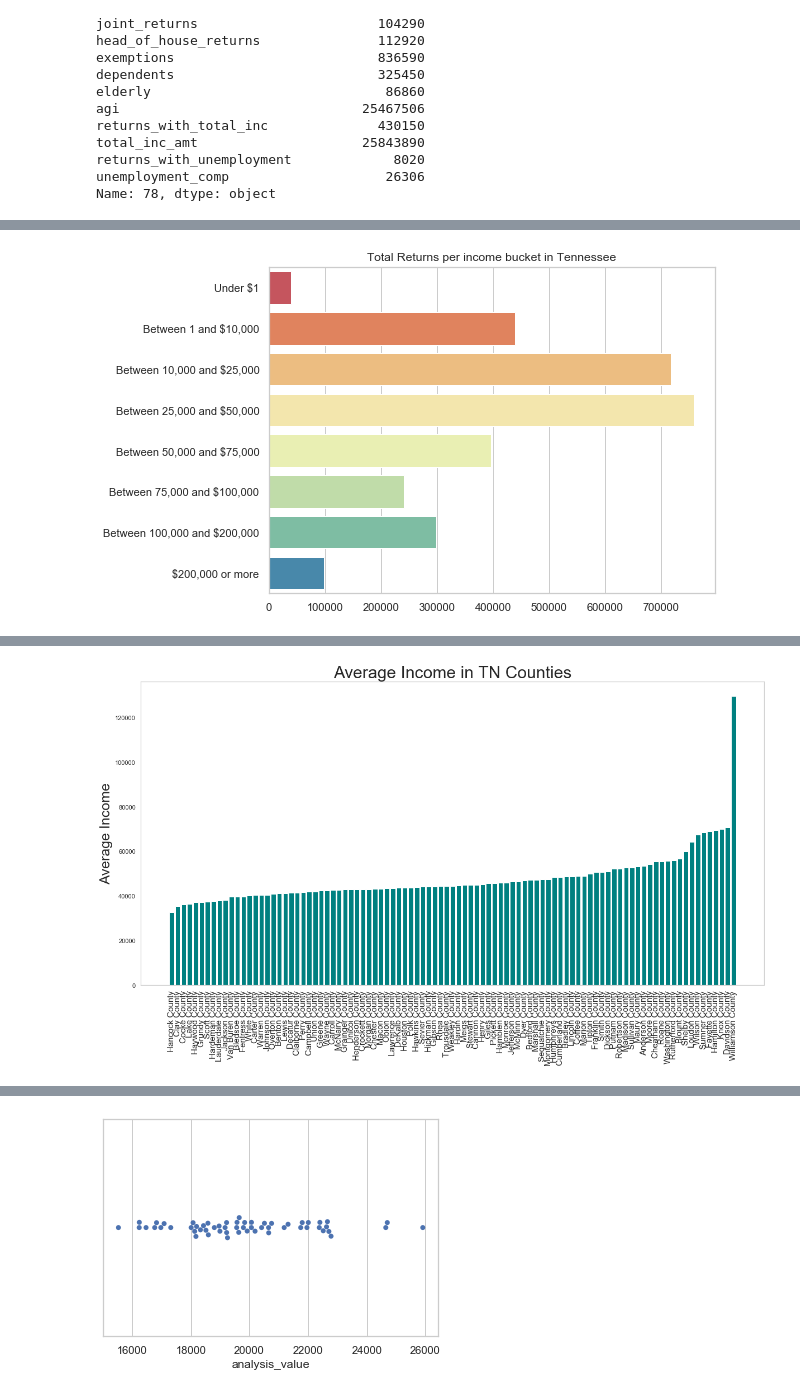
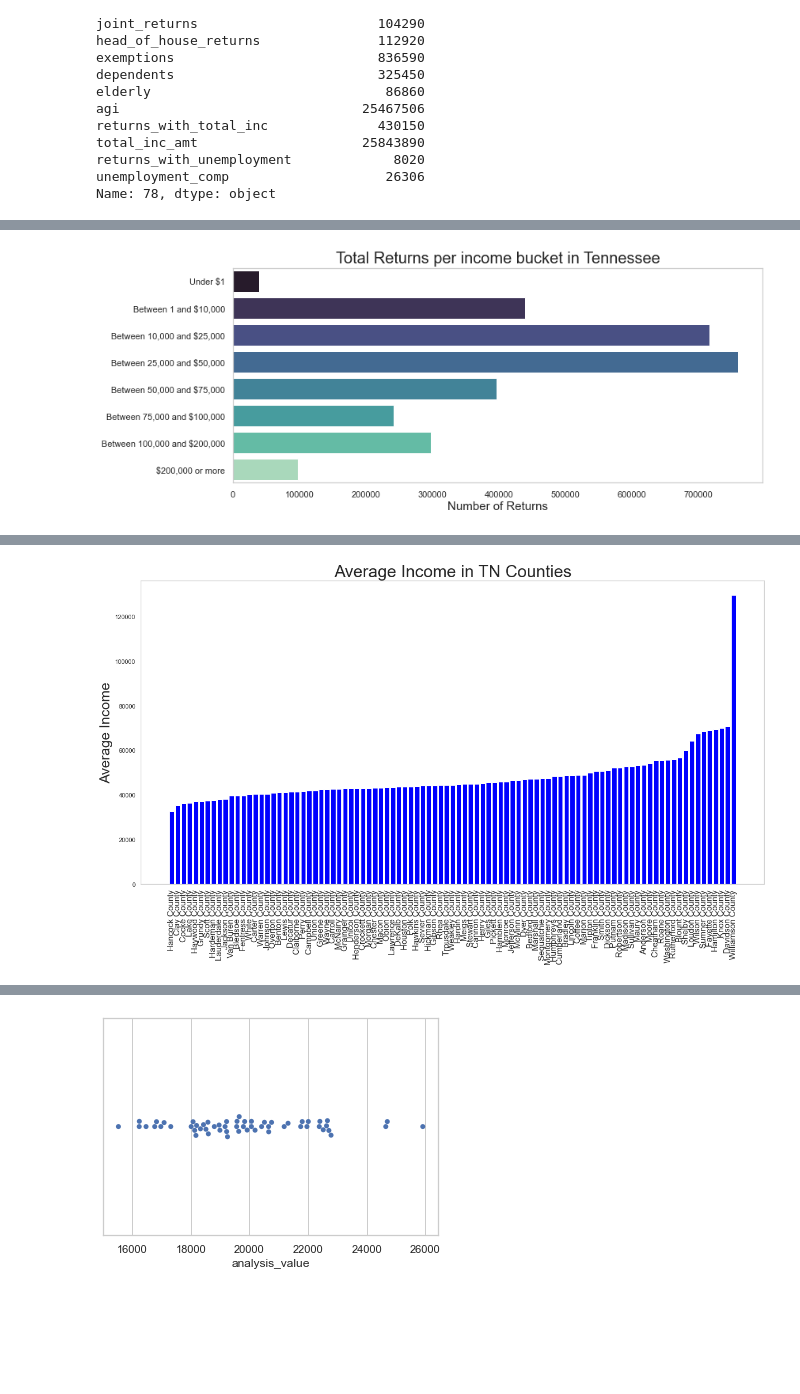
Before and after one commit to TataKavlash/data-science-essentials-3, a Jupyter notebook: notebooks/Assignment_Tata.ipynb, the cells around one changed output, grey strips where cells are left out. Drawn from its saved outputs; the diff is of its cells as text; code cells hidden in the pictures; blank space fills up the shorter version.

```diff
--- a/notebooks/Assignment_Tata.ipynb
+++ b/notebooks/Assignment_Tata.ipynb
@@ -314,14 +335,15 @@ income_tn_state.head()
 | 19755 | TN | Tennessee | Between 25,000 and $50,000 | 759340 | 355970 | 217710 | 159890 | ... |
 | 19756 | TN | Tennessee | Between 50,000 and $75,000 | 396810 | 128390 | 215890 | 42240 | ... |
 # %%
-plt.figure(figsize = (8, 6))
+plt.figure(figsize = (12, 5))
 sns.set(style="whitegrid")
-sns.barplot('return_count', 'income_bucket', data = income_tn_state, palette = "Spectral")
-plt.xlabel('')
+sns.barplot('return_count', 'income_bucket', data = income_tn_state, palette = "mako")
+plt.xlabel('Number of Returns', fontsize = 15)
 plt.ylabel('')
-plt.title('Total Returns per income bucket in Tennessee');
+plt.grid(False)
+plt.title('Total Returns per income bucket in Tennessee', fontsize = 20);
 # %% [output]
-[figure, old version]
+[figure, new version]
 # %%
 income_county_agg['approx_avg_income']= 1000 * income_county_agg['total_inc_amt']/income_county_agg['return_count']
 # %%
@@ -336,13 +360,13 @@ income_county_agg.head()
 # %%
-data = income_county_agg.sort_values('approx_avg_income') #sort values will sort so lowest amount will be on the left
+data = income_county_agg_N.sort_values('approx_avg_income') #sort values will sort so lowest amount will be on the left
 plt.figure(figsize = (20,10))
-plt.bar('county', 'approx_avg_income', data = data, color = "teal")
+plt.bar('county', 'approx_avg_income', data = data, color = "blue")
 plt.xticks(rotation = 90, fontsize = 15)
 plt.grid(False)
 plt.title('Average Income in TN Counties', fontsize =30)
 plt.ylabel('Average Income', fontsize = 25);
 # %% [output]
-[figure, old version]
+[figure, new version]
 # %%
 %who
 # %% [output]
```
Also changed, not shown: parts of 40 cells of this notebook.
